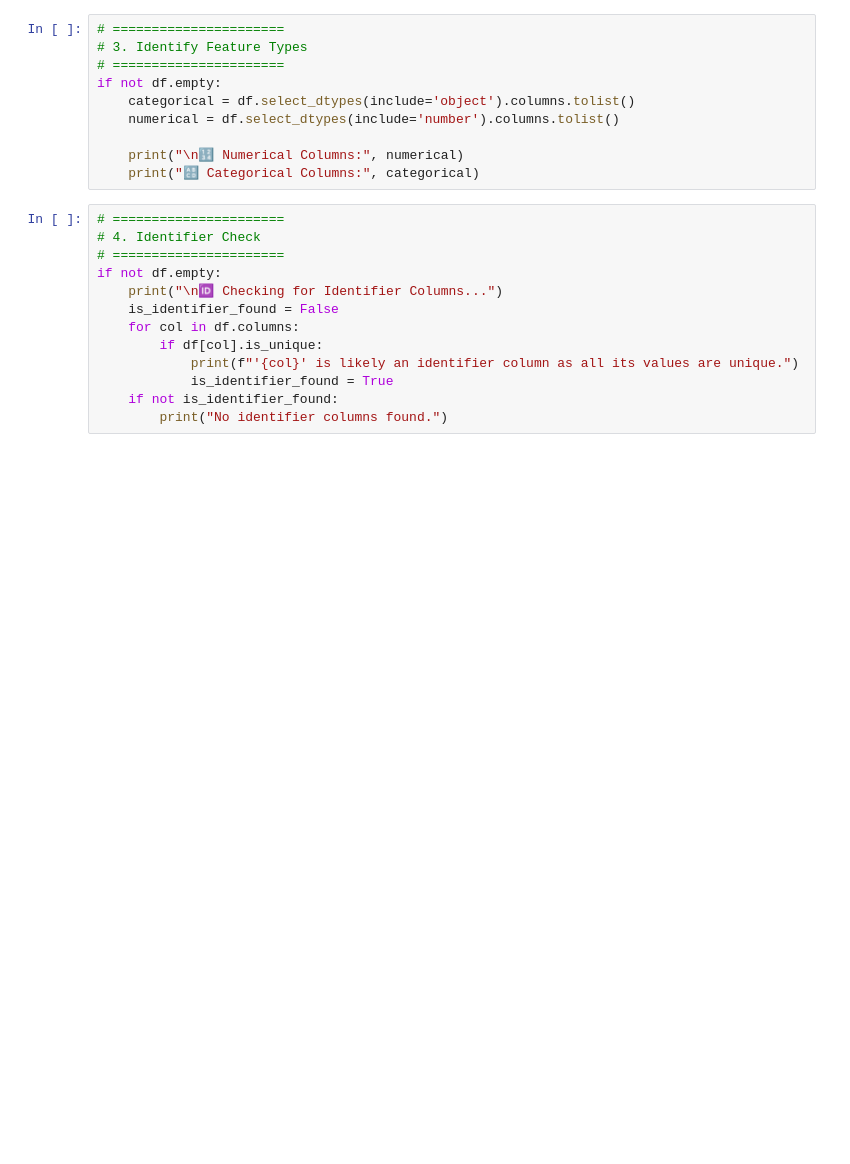
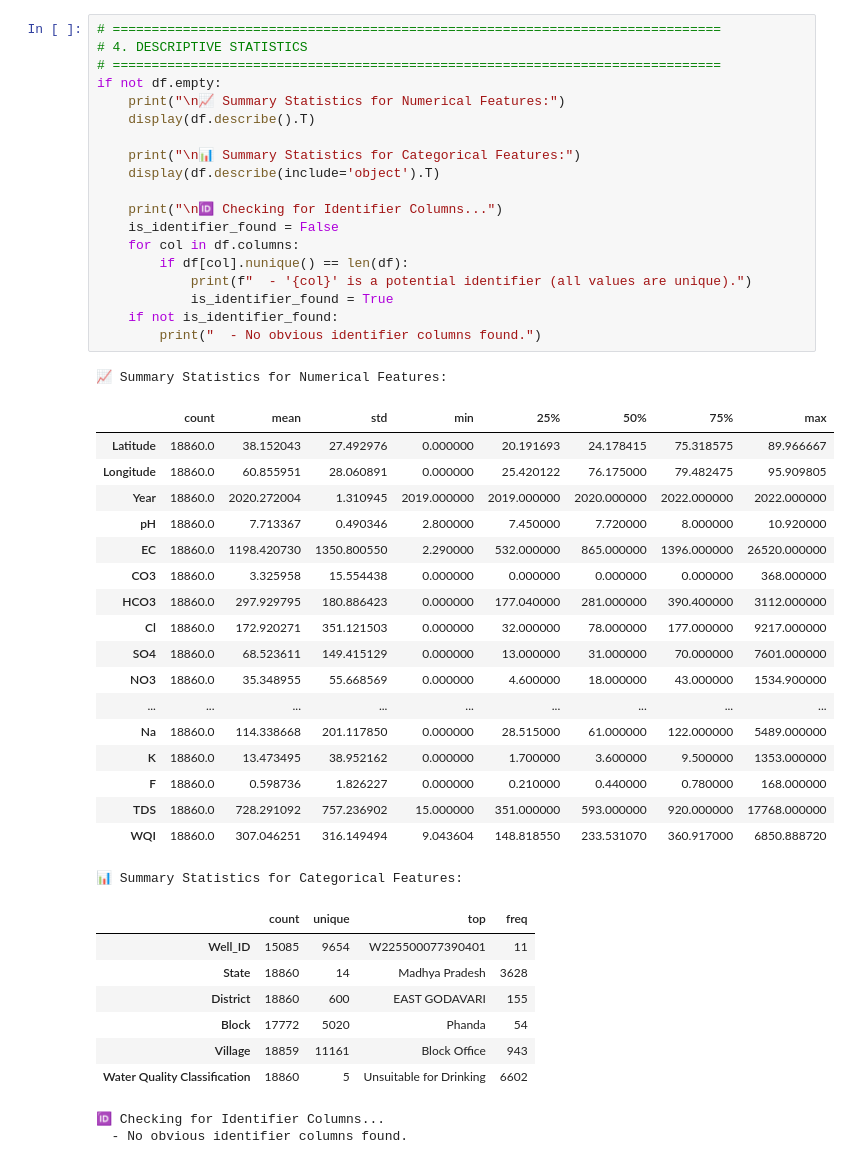
Before and after one commit to Fernado03/water_quality_classification, a Jupyter notebook: notebooks/01_eda_and_feature_selection.ipynb, the cells around one changed output. Saved outputs shown, nothing was run; the diff lists cells and outputs as text; blank space fills up the shorter version.

```diff
--- a/notebooks/01_eda_and_feature_selection.ipynb
+++ b/notebooks/01_eda_and_feature_selection.ipynb
@@ -56,24 +207,49 @@ if not df.empty:
 # %%
-# ======================
-# 3. Identify Feature Types
-# ======================
+# ==============================================================================
+# 4. DESCRIPTIVE STATISTICS
+# ==============================================================================
 if not df.empty:
-    categorical = df.select_dtypes(include='object').columns.tolist()
-    numerical = df.select_dtypes(include='number').columns.tolist()
+    print("\n📈 Summary Statistics for Numerical Features:")
+    display(df.describe().T)
 
-    print("\n🔢 Numerical Columns:", numerical)
-    print("🔠 Categorical Columns:", categorical)
+    print("\n📊 Summary Statistics for Categorical Features:")
+    display(df.describe(include='object').T)
+
+    print("\n🆔 Checking for Identifier Columns...")
+    is_identifier_found = False
+    for col in df.columns:
+        if df[col].nunique() == len(df):
+            print(f"  - '{col}' is a potential identifier (all values are unique).")
+            is_identifier_found = True
+    if not is_identifier_found:
+        print("  - No obvious identifier columns found.")
+# %% [output]
+📈 Summary Statistics for Numerical Features:
+|  | count | mean | std | min | 25% | 50% | 75% | max |
+| Latitude | 18860.0 | 38.152043 | 27.492976 | 0.000000 | 20.191693 | 24.178415 | 75.318575 | 89.966667 |
+| Longitude | 18860.0 | 60.855951 | 28.060891 | 0.000000 | 25.420122 | 76.175000 | 79.482475 | 95.909805 |
+| Year | 18860.0 | 2020.272004 | 1.310945 | 2019.000000 | 2019.000000 | 2020.000000 | 2022.000000 | 2022.000000 |
+| pH | 18860.0 | 7.713367 | 0.490346 | 2.800000 | 7.450000 | 7.720000 | 8.000000 | 10.920000 |
+| EC | 18860.0 | 1198.420730 | 1350.800550 | 2.290000 | 532.000000 | 865.000000 | 1396.000000 | 26520.000000 |
+| CO3 | 18860.0 | 3.325958 | 15.554438 | 0.000000 | 0.000000 | 0.000000 | 0.000000 | 368.000000 |
+| HCO3 | 18860.0 | 297.929795 | 180.886423 | 0.000000 | 177.040000 | 281.000000 | 390.400000 | 3112.000000 |
+| Cl | 18860.0 | 172.920271 | 351.121503 | 0.000000 | 32.000000 | 78.000000 | 177.000000 | 9217.000000 |
+| SO4 | 18860.0 | 68.523611 | 149.415129 | 0.000000 | 13.000000 | 31.000000 | 70.000000 | 7601.000000 |
+| NO3 | 18860.0 | 35.348955 | 55.668569 | 0.000000 | 4.600000 | 18.000000 | 43.000000 | 1534.900000 |
+| ... | ... | ... | ... | ... | ... | ... | ... | ... |
+| Na | 18860.0 | 114.338668 | 201.117850 | 0.000000 | 28.515000 | 61.000000 | 122.000000 | 5489.000000 |
+| K | 18860.0 | 13.473495 | 38.952162 | 0.000000 | 1.700000 | 3.600000 | 9.500000 | 1353.000000 |
+| F | 18860.0 | 0.598736 | 1.826227 | 0.000000 | 0.210000 | 0.440000 | 0.780000 | 168.000000 |
+| TDS | 18860.0 | 728.291092 | 757.236902 | 15.000000 | 351.000000 | 593.000000 | 920.000000 | 17768.000000 |
+| WQI | 18860.0 | 307.046251 | 316.149494 | 9.043604 | 148.818550 | 233.531070 | 360.917000 | 6850.888720 |
+📊 Summary Statistics for Categorical Features:
+|  | count | unique | top | freq |
+| Well_ID | 15085 | 9654 | W225500077390401 | 11 |
+| State | 18860 | 14 | Madhya Pradesh | 3628 |
+| District | 18860 | 600 | EAST GODAVARI | 155 |
+| Block | 17772 | 5020 | Phanda | 54 |
+| Village | 18859 | 11161 | Block Office | 943 |
+| Water Quality Classification | 18860 | 5 | Unsuitable for Drinking | 6602 |
+🆔 Checking for Identifier Columns...
+  - No obvious identifier columns found.
-# %%
-# ======================
-# 4. Identifier Check
-# ======================
-if not df.empty:
-    print("\n🆔 Checking for Identifier Columns...")
-    is_identifier_found = False
-    for col in df.columns:
-        if df[col].is_unique:
-            print(f"'{col}' is likely an identifier column as all its values are unique.")
-            is_identifier_found = True
-    if not is_identifier_found:
-        print("No identifier columns found.")
 # %% [markdown]
```
Also changed, not shown: parts of 15 cells of this notebook, 27 other files.
